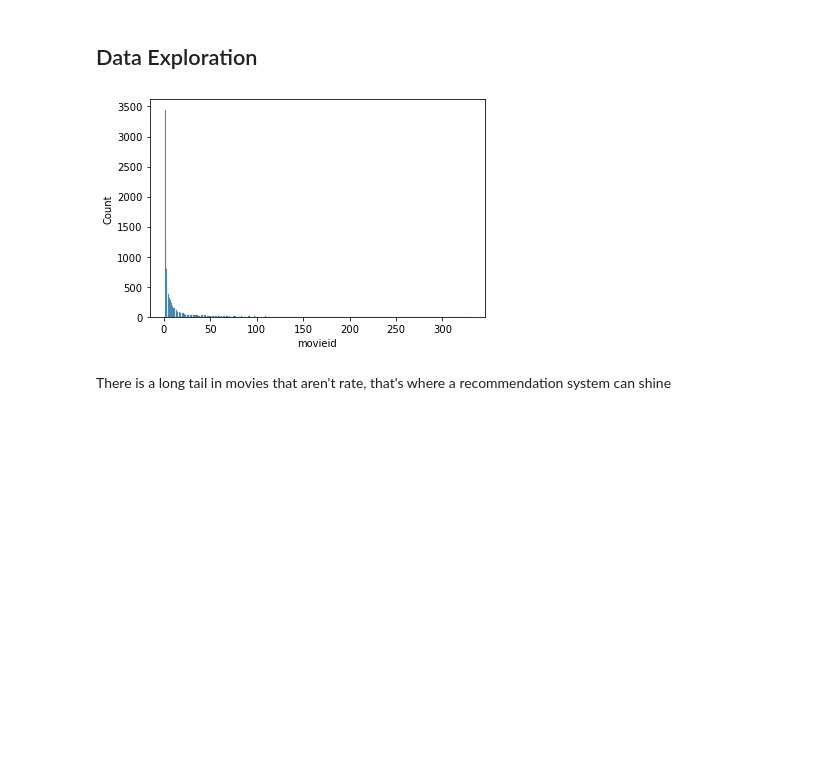
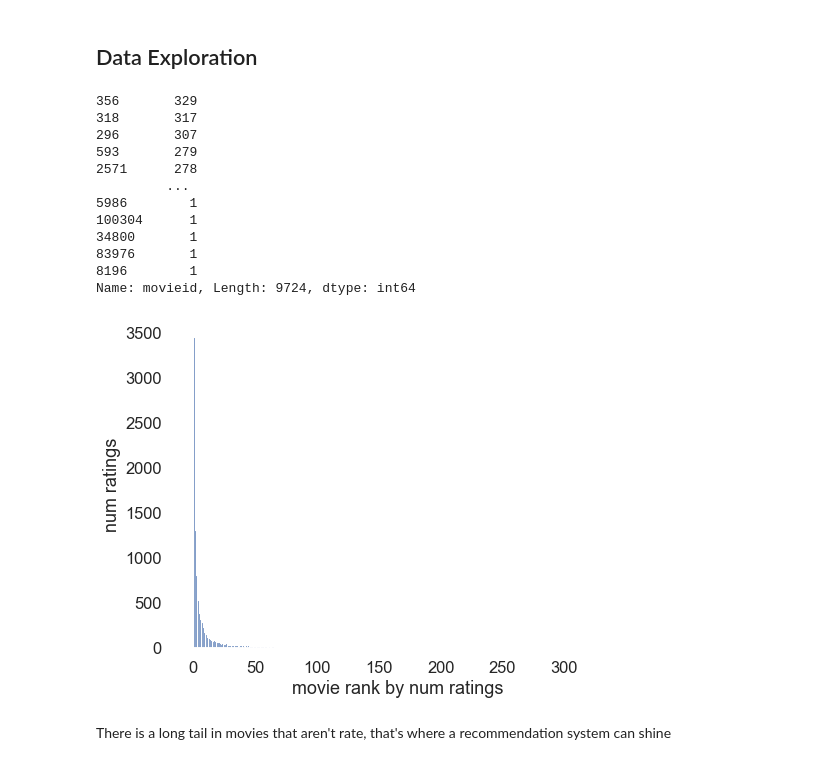
Before and after one commit to willmbennett/movie_rec_sys, a Jupyter notebook: index.ipynb, the cells around one changed output. Cells and saved outputs as stored; diff of their text form; code cells hidden in the pictures; blank space fills up the shorter version.

Commit message:
long tail image, RMSE for gs surprise

```diff
--- a/index.ipynb
+++ b/index.ipynb
@@ -360,9 +360,33 @@ df_ratings_clean
 # %% [markdown]
 ## Data Exploration
 # %%
-sns.histplot(df_ratings['movieid'].value_counts());
+df_ratings['movieid'].value_counts()
 # %% [output]
-[figure, removed]
+356       329
+318       317
+296       307
+593       279
+2571      278
+         ...
+5986        1
+100304      1
+34800       1
+83976       1
+8196        1
+Name: movieid, Length: 9724, dtype: int64
+# %%
+fig, ax = plt.subplots(figsize=(8,6))
+sns.set_context("talk")
+plt.rcParams.update({
+    "savefig.transparent": True
+})
+sns.histplot(df_ratings['movieid'].value_counts())
+ax.set_xlabel('movie rank by num ratings')
+ax.set_ylabel('num ratings')
+sns.despine(left=True)
+plt.savefig('images/long-tail.png');
+# %% [output]
+[figure, added]
 # %% [markdown]
 There is a long tail in movies that aren't rate, that's where a recommendation system can shine
 # %% [markdown]
```
Also changed, not shown: 1 other file.
